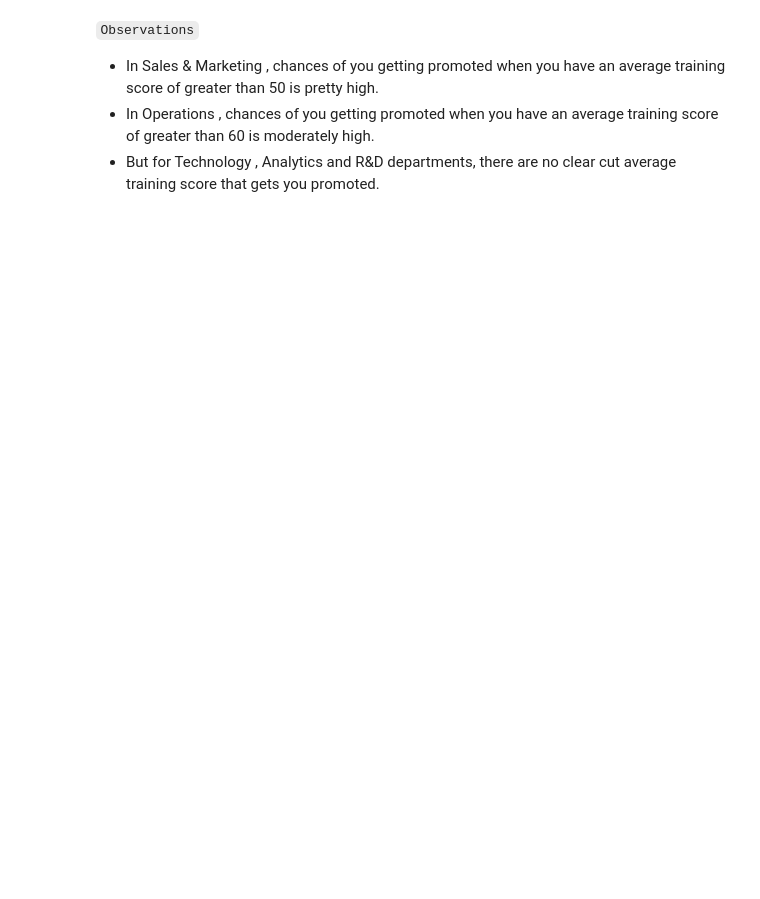
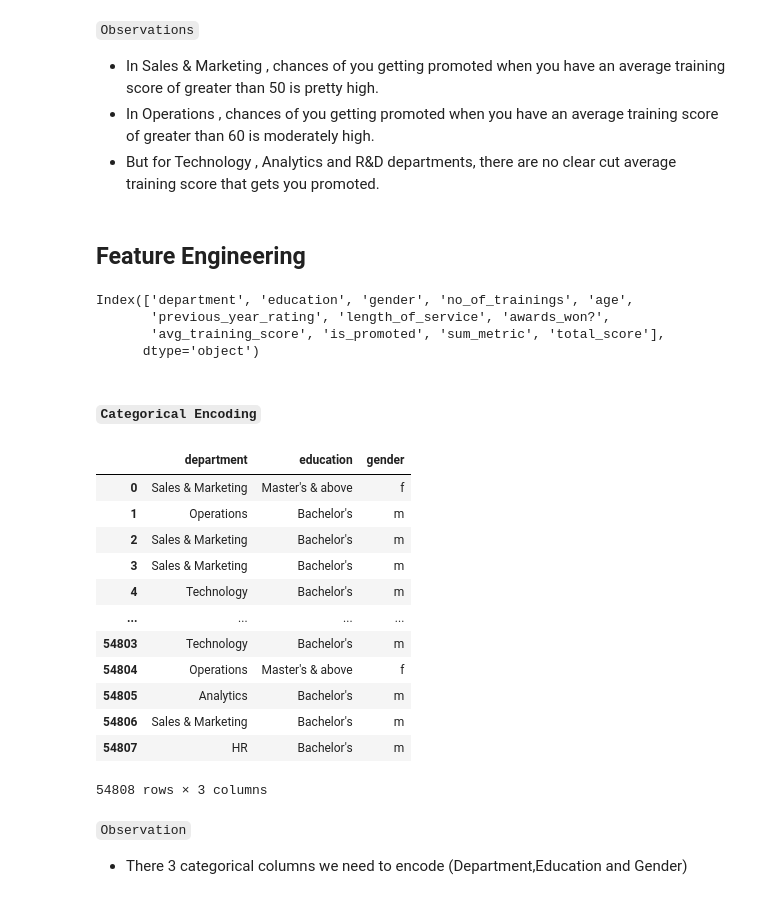
Before and after one commit to raiyan-aegon/My-Portfolio, a Jupyter notebook: Python/Machine Learning/Employee Promotion Prediction/employee_promotion.ipynb, the cells around one changed output. Cells and saved outputs as stored; diff of their text form; code cells hidden in the pictures; blank space fills up the shorter version.

Commit message:
Feature Engineering

```diff
--- a/Python/Machine Learning/Employee Promotion Prediction/employee_promotion.ipynb
+++ b/Python/Machine Learning/Employee Promotion Prediction/employee_promotion.ipynb
@@ -645,3 +648,15 @@ of greater than 50 is pretty high.
 * In Operations , chances of you getting promoted when you have an average training score
 of greater than 60 is moderately high.
 * But for Technology , Analytics and R&D departments, there are no clear cut average training score that gets you promoted.
+# %% [markdown]
+## Feature Engineering
+# %%
+## we create new features from existing
+
+#sum metric column
+train_df['sum_metric'] = train_df['awards_won?']+train_df['previous_year_rating']
+test_df['sum_metric'] = test_df['awards_won?']+test_df['previous_year_rating']
+
+# total score column
+train_df['total_score'] = train_df['avg_training_score']*train_df['no_of_trainings']
+test_df['total_score'] = test_df['avg_training_score']*test_df['no_of_trainings']
@@ -647,0 +673,29 @@ of greater than 60 is moderately high.
+# %%
+train_df.columns
+# %% [output]
+Index(['department', 'education', 'gender', 'no_of_trainings', 'age',
+       'previous_year_rating', 'length_of_service', 'awards_won?',
+       'avg_training_score', 'is_promoted', 'sum_metric', 'total_score'],
+      dtype='object')
+# %% [markdown]
+#### `Categorical Encoding`
+# %%
+# check columns with object dtypes
+train_df.select_dtypes('object')
+# %% [output]
+|  | department | education | gender |
+| 0 | Sales & Marketing | Master's & above | f |
+| 1 | Operations | Bachelor's | m |
+| 2 | Sales & Marketing | Bachelor's | m |
+| 3 | Sales & Marketing | Bachelor's | m |
+| 4 | Technology | Bachelor's | m |
+| ... | ... | ... | ... |
+| 54803 | Technology | Bachelor's | m |
+| 54804 | Operations | Master's & above | f |
+| 54805 | Analytics | Bachelor's | m |
+| 54806 | Sales & Marketing | Bachelor's | m |
+| 54807 | HR | Bachelor's | m |
+54808 rows × 3 columns
+# %% [markdown]
+`Observation`
+* There 3 categorical columns we need to encode (Department,Education and Gender)
```
Also changed, not shown: parts of 27 cells of this notebook.
